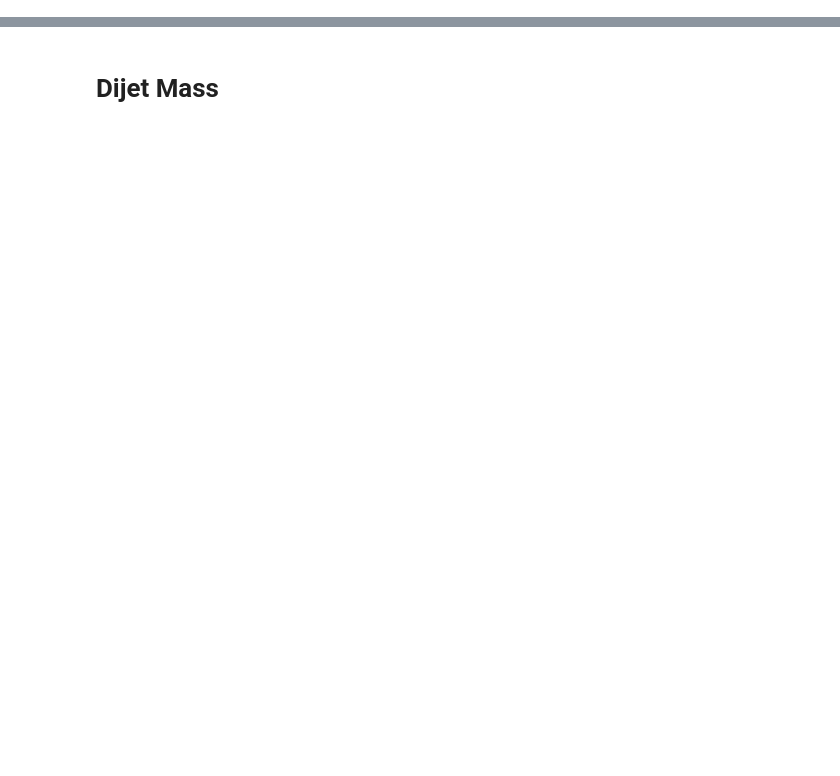
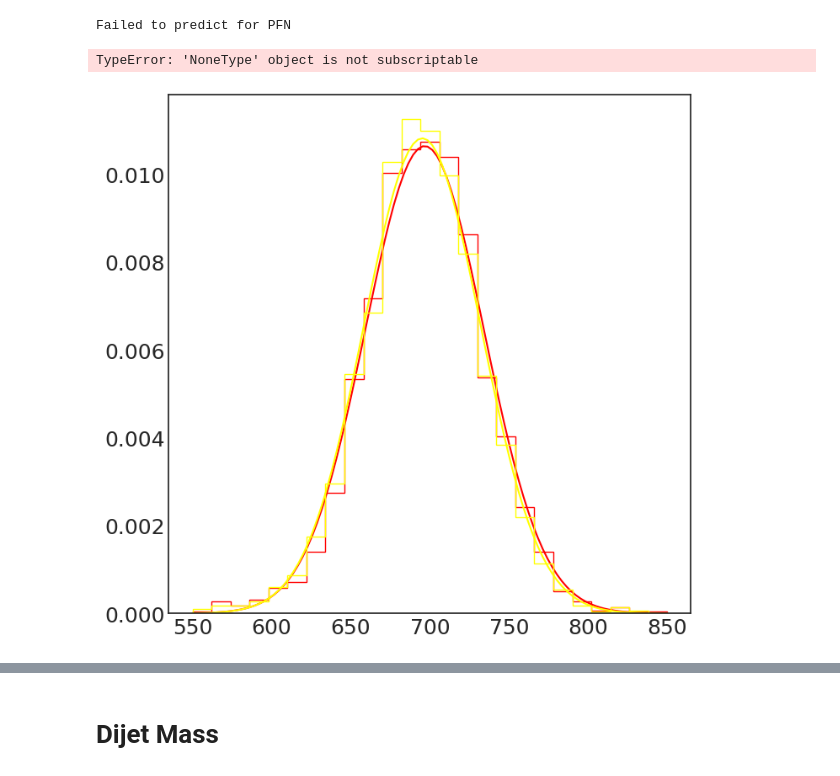
Before and after one commit to rikab/SeeingDouble, a Jupyter notebook: make_plots.ipynb, the cells around one changed output, grey strips where cells are left out. Cells and saved outputs as stored; diff of their text form; code cells hidden in the pictures; blank space fills up the shorter version.

Commit message:
PlotUpdates

```diff
--- a/make_plots.ipynb
+++ b/make_plots.ipynb
@@ -38,6 +34,11 @@ efn_loadfile = "Models/EFN.hdf5"
 pfn_loadfile = "Models/PFN.hdf5"
 pfn_pid_loadfile = "Models/PFN_PID.hdf5"
 cache_dir = "/n/holyscratch01/iaifi_lab/rikab/.energyflow"
+
+
+# Models
+model_keys = ["DNN", "EFN", "PFN", "PFN-PID", "CMS"]
+models = {}
 
 colors = ['red', 'yellow', 'green', 'blue', "purple"]
 labels = ['DNN', "EFN", "PFN", "PFN-PID", "CMS"]
@@ -82,9 +83,21 @@ EFN = build_gaussianAnsatz_EFN(x_dim, y_dim, (100, 100, 128, ), (100, 100, 100,
 PFN = build_gaussianAnsatz_PFN(x_dim, y_dim, (100, 100, 128, ), (100, 100, 100, ), LeakyReLU(),loadfile = pfn_loadfile, d_multiplier = d_multiplier, opt = opt)
 PFN_pid = build_gaussianAnsatz_PFN(x_dim + 1, y_dim, (100, 100, 128, ), (100, 100, 100, ), LeakyReLU(), loadfile = pfn_pid_loadfile, d_multiplier = d_multiplier, opt = opt)
 
+
+
+
 # DNN loading is weird:
 DNN.pre_train([X_test[:100],Y_test[:100]], epochs = 1, batch_size= 2, verbose = False)
 DNN.load_weights(dnn_loadfile)
+
+
+
+# place everything in a dictionary
+models["DNN"] = DNN
+models["EFN"] = EFN
+models["PFN"] = PFN
+models["PFN-PID"] = PFN_pid
+models["CMS"] = None
 
 
 def dnn_predict(test, model, c = 0):
@@ -111,3 +124,11 @@ def cms_predict(test, model, c = 0):
     yhat = momentum_scale * np.multiply(pt, test[3])
     jer = np.sqrt( 30/yhat**2 + 0.81/yhat + 0.04**2   )
     return yhat, np.multiply(yhat, jer), np.zeros_like(yhat), 0.0
+
+
+predictors = {}
+predictors["DNN"] = dnn_predict
+predictors["EFN"] = efn_predict
+predictors["PFN"] = pfn_predict
+predictors["PFN-PID"] = pfn_pid_predict
+predictors["CMS"] = cms_predict
@@ -136,4 +175,26 @@ def cms_predict(test, model, c = 0):
 # plt.legend()
 # # plt.savefig("JEC/Plots/MI.pdf")
 # plt.show()
+# %%
+# ##### PT Plots #####
+
+fig = plt.figure(figsize=(8, 8))
+ax = fig.add_subplot(111)
+plt.rcParams['font.size'] = '18'
+
+predictions = {}
+passed = {}
+
+for key in model_keys:
+    try:
+        predictions[key] = predictors[key](test, models[key])
+        passed[key] = True
+    except:
+        predictions[key] = None
+        passed[key] = False
+        print("Failed to predict for %s" % key)
+# %% [output]
+Failed to predict for PFN
+TypeError: 'NoneType' object is not subscriptable
+[figure, added]
 # %%
```
Also changed, not shown: parts of 7 cells of this notebook, 3 other files.
